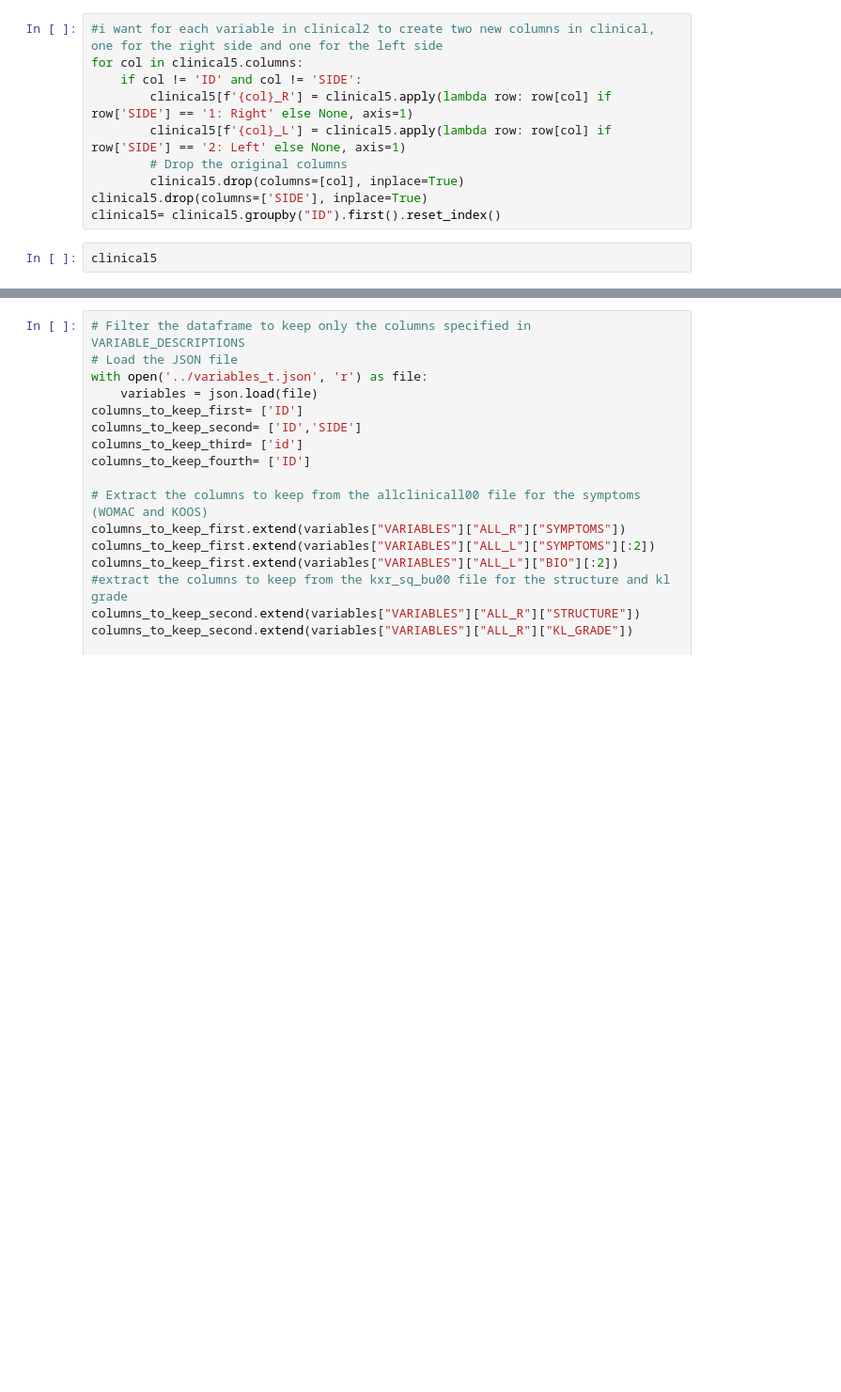
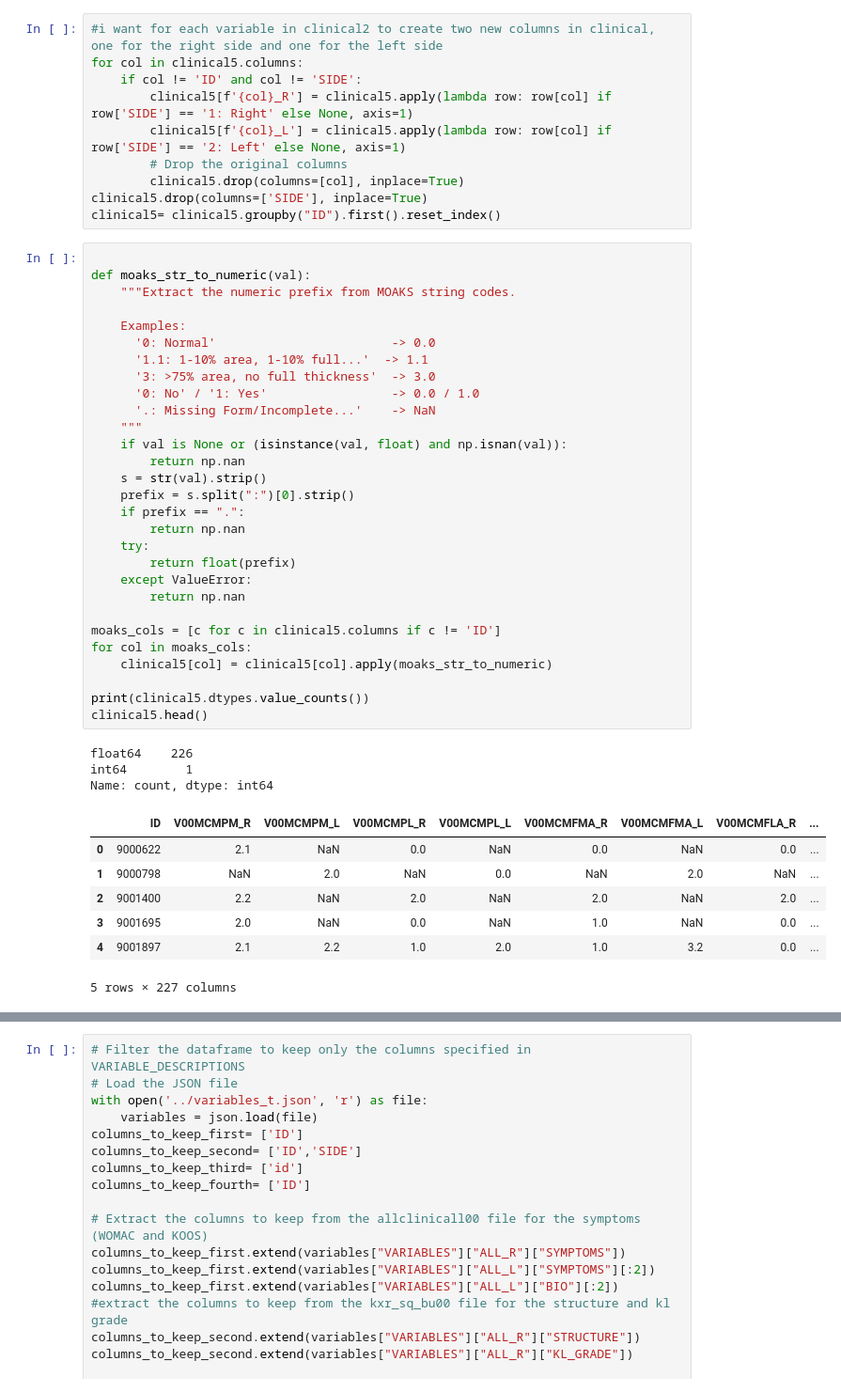
Before and after one commit to Filothehacker/adlm-knee-osteoarthritis, a Jupyter notebook: inference/tabular.ipynb, the cells around one changed output, grey strips where cells are left out. Shown at 94% size. Cells and saved outputs as stored; diff of their text form; blank space fills up the shorter version.

```diff
--- a/inference/tabular.ipynb
+++ b/inference/tabular.ipynb
@@ -72,5 +68,43 @@ for col in clinical5.columns:
         clinical5.drop(columns=[col], inplace=True)
 clinical5.drop(columns=['SIDE'], inplace=True)
 clinical5= clinical5.groupby("ID").first().reset_index()
-# %%
-clinical5
+# %%
+
+def moaks_str_to_numeric(val):
+    """Extract the numeric prefix from MOAKS string codes.
+
+    Examples:
+      '0: Normal'                        -> 0.0
+      '1.1: 1-10% area, 1-10% full...'  -> 1.1
+      '3: >75% area, no full thickness'  -> 3.0
+      '0: No' / '1: Yes'                 -> 0.0 / 1.0
+      '.: Missing Form/Incomplete...'    -> NaN
+    """
+    if val is None or (isinstance(val, float) and np.isnan(val)):
+        return np.nan
+    s = str(val).strip()
+    prefix = s.split(":")[0].strip()
+    if prefix == ".":
+        return np.nan
+    try:
+        return float(prefix)
+    except ValueError:
+        return np.nan
+
+moaks_cols = [c for c in clinical5.columns if c != 'ID']
+for col in moaks_cols:
+    clinical5[col] = clinical5[col].apply(moaks_str_to_numeric)
+
+print(clinical5.dtypes.value_counts())
+clinical5.head()
+# %% [output]
+float64    226
+int64        1
+Name: count, dtype: int64
+|  | ID | V00MCMPM_R | V00MCMPM_L | V00MCMPL_R | V00MCMPL_L | V00MCMFMA_R | V00MCMFMA_L | V00MCMFLA_R | ... |
+| 0 | 9000622 | 2.1 | NaN | 0.0 | NaN | 0.0 | NaN | 0.0 | ... |
+| 1 | 9000798 | NaN | 2.0 | NaN | 0.0 | NaN | 2.0 | NaN | ... |
+| 2 | 9001400 | 2.2 | NaN | 2.0 | NaN | 2.0 | NaN | 2.0 | ... |
+| 3 | 9001695 | 2.0 | NaN | 0.0 | NaN | 1.0 | NaN | 0.0 | ... |
+| 4 | 9001897 | 2.1 | 2.2 | 1.0 | 2.0 | 1.0 | 3.2 | 0.0 | ... |
+5 rows × 227 columns
```
Also changed, not shown: parts of 9 cells of this notebook, 13 other files.
